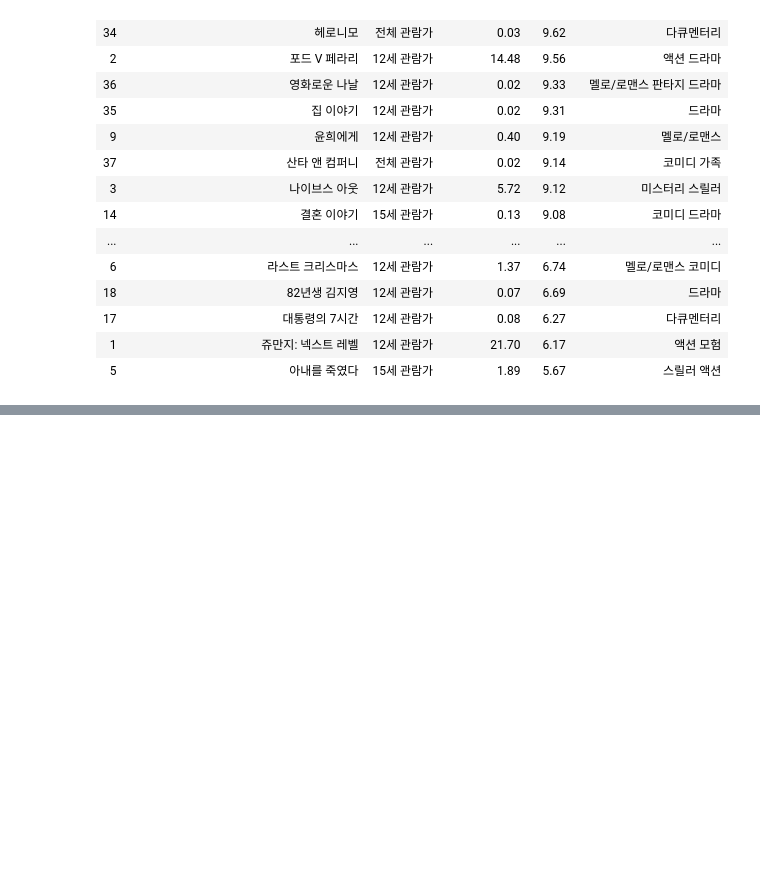
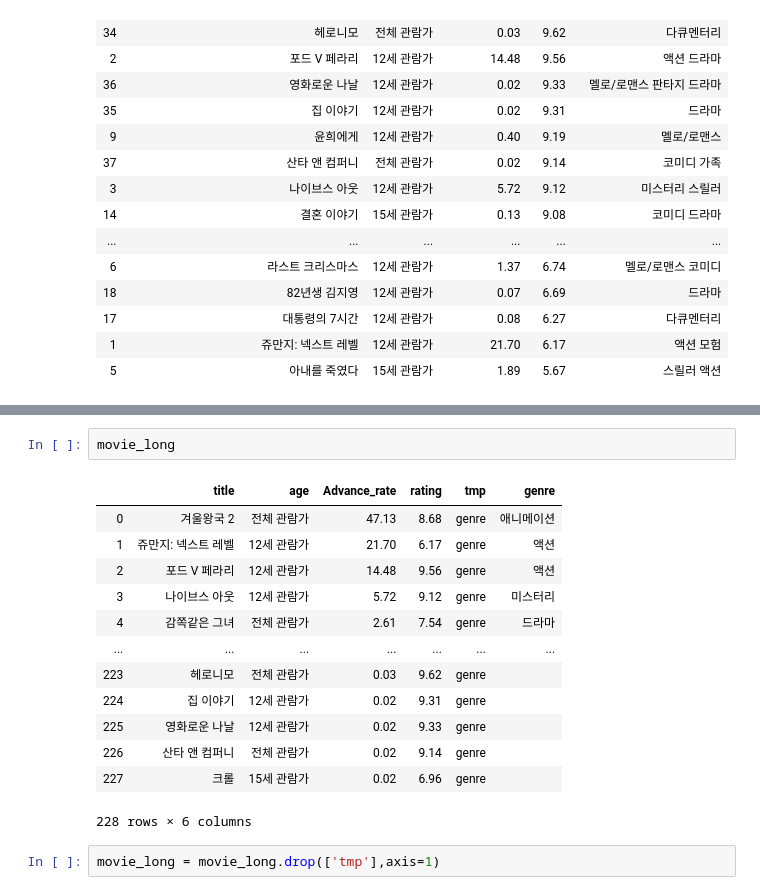
Before and after one commit to dltjrqja1/crawling, a Jupyter notebook: movie_pandas.ipynb, the cells around one changed output, grey strips where cells are left out. Saved outputs shown, nothing was run; the diff lists cells and outputs as text; blank space fills up the shorter version.

```diff
--- a/movie_pandas.ipynb
+++ b/movie_pandas.ipynb
@@ -91,0 +140,18 @@ movie[]
+# %%
+movie_long
+# %% [output]
+|  | title | age | Advance_rate | rating | tmp | genre |
+| 0 | 겨울왕국 2 | 전체 관람가 | 47.13 | 8.68 | genre | 애니메이션 |
+| 1 | 쥬만지: 넥스트 레벨 | 12세 관람가 | 21.70 | 6.17 | genre | 액션 |
+| 2 | 포드 V 페라리 | 12세 관람가 | 14.48 | 9.56 | genre | 액션 |
+| 3 | 나이브스 아웃 | 12세 관람가 | 5.72 | 9.12 | genre | 미스터리 |
+| 4 | 감쪽같은 그녀 | 전체 관람가 | 2.61 | 7.54 | genre | 드라마 |
+| ... | ... | ... | ... | ... | ... | ... |
+| 223 | 헤로니모 | 전체 관람가 | 0.03 | 9.62 | genre |  |
+| 224 | 집 이야기 | 12세 관람가 | 0.02 | 9.31 | genre |  |
+| 225 | 영화로운 나날 | 12세 관람가 | 0.02 | 9.33 | genre |  |
+| 226 | 산타 앤 컴퍼니 | 전체 관람가 | 0.02 | 9.14 | genre |  |
+| 227 | 크롤 | 15세 관람가 | 0.02 | 6.96 | genre |  |
+228 rows × 6 columns
+# %%
+movie_long = movie_long.drop(['tmp'],axis=1)
```
Also changed, not shown: parts of 11 cells of this notebook.
